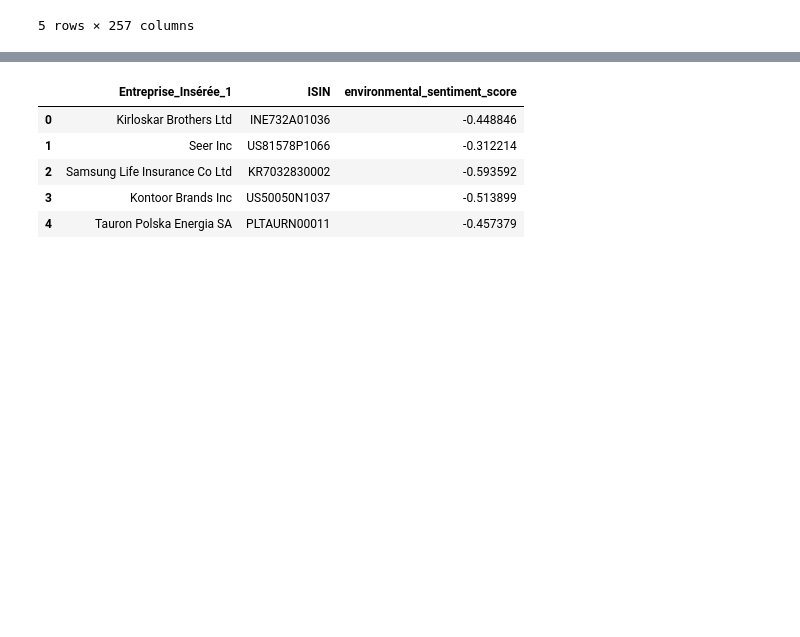
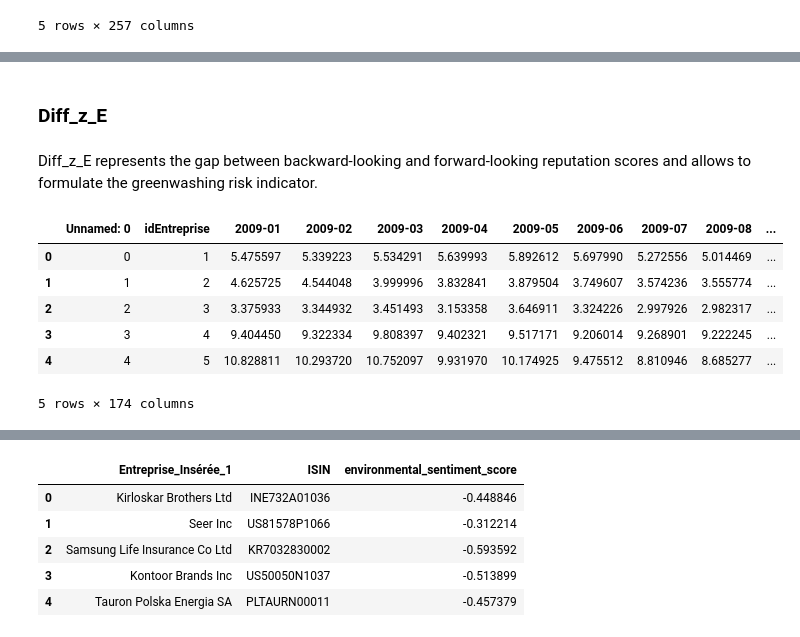
Before and after one commit to tgarnier067/Stat_app, a Jupyter notebook: Econometrie.ipynb, the cells around one changed output, grey strips where cells are left out. Drawn from its saved outputs; the diff is of its cells as text; code cells hidden in the pictures; blank space fills up the shorter version.

```diff
--- a/Econometrie.ipynb
+++ b/Econometrie.ipynb
@@ -43,0 +77,15 @@ esg_data.head()
+# %% [markdown]
+### Diff_z_E
+# %% [markdown]
+Diff_z_E represents the gap between backward-looking and forward-looking reputation scores and allows to formulate the greenwashing risk indicator.
+# %%
+Diff_z_E = pd.read_excel('diff_z_E.xlsx', engine='openpyxl')
+Diff_z_E.head()
+# %% [output]
+|  | Unnamed: 0 | idEntreprise | 2009-01 | 2009-02 | 2009-03 | 2009-04 | 2009-05 | 2009-06 | 2009-07 | 2009-08 | ... |
+| 0 | 0 | 1 | 5.475597 | 5.339223 | 5.534291 | 5.639993 | 5.892612 | 5.697990 | 5.272556 | 5.014469 | ... |
+| 1 | 1 | 2 | 4.625725 | 4.544048 | 3.999996 | 3.832841 | 3.879504 | 3.749607 | 3.574236 | 3.555774 | ... |
+| 2 | 2 | 3 | 3.375933 | 3.344932 | 3.451493 | 3.153358 | 3.646911 | 3.324226 | 2.997926 | 2.982317 | ... |
+| 3 | 3 | 4 | 9.404450 | 9.322334 | 9.808397 | 9.402321 | 9.517171 | 9.206014 | 9.268901 | 9.222245 | ... |
+| 4 | 4 | 5 | 10.828811 | 10.293720 | 10.752097 | 9.931970 | 10.174925 | 9.475512 | 8.810946 | 8.685277 | ... |
+5 rows × 174 columns
```
Also changed, not shown: parts of 26 cells of this notebook, 6 other files.
